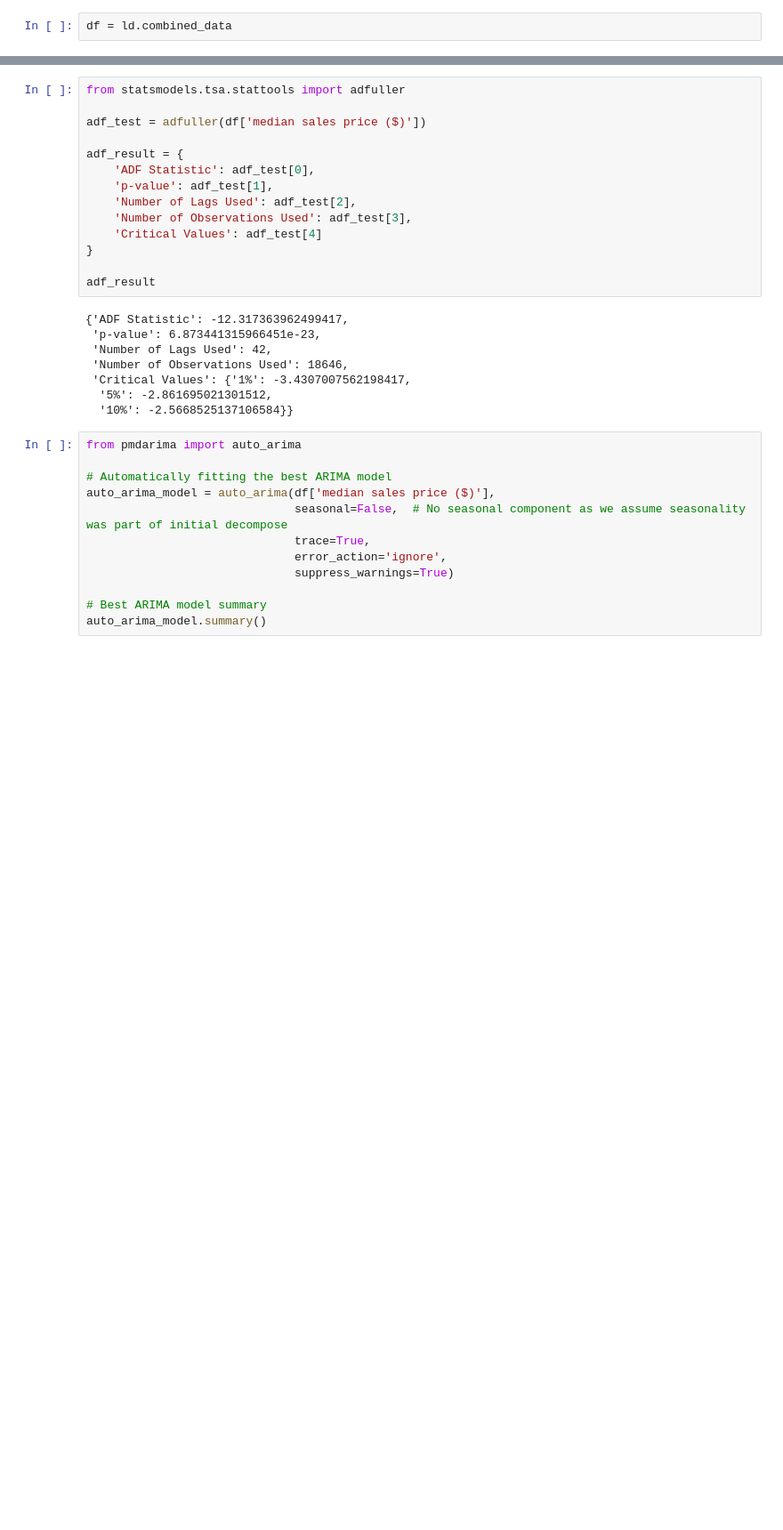
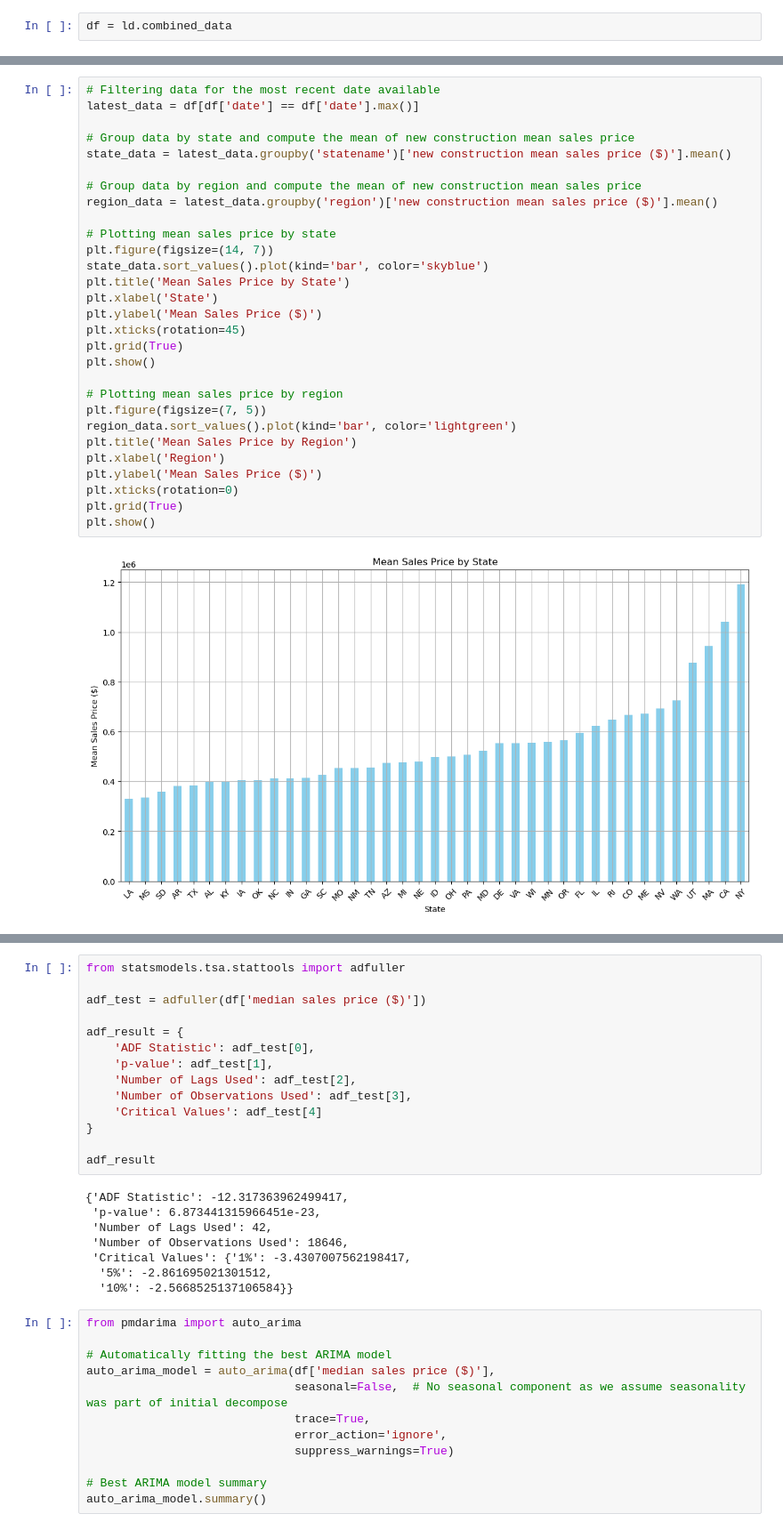
Before and after one commit to jacobsimeral/TS_Forecasting_Project, a Jupyter notebook: Code/EDA/EDA_MG.ipynb, the cells around one changed output, grey strips where cells are left out. Shown at 89% size. Cells and saved outputs as stored; diff of their text form; blank space fills up the shorter version.

```diff
--- a/Code/EDA/EDA_MG.ipynb
+++ b/Code/EDA/EDA_MG.ipynb
@@ -60,0 +57,31 @@ plt.show()
+# %%
+# Filtering data for the most recent date available
+latest_data = df[df['date'] == df['date'].max()]
+
+# Group data by state and compute the mean of new construction mean sales price
+state_data = latest_data.groupby('statename')['new construction mean sales price ($)'].mean()
+
+# Group data by region and compute the mean of new construction mean sales price
+region_data = latest_data.groupby('region')['new construction mean sales price ($)'].mean()
+
+# Plotting mean sales price by state
+plt.figure(figsize=(14, 7))
+state_data.sort_values().plot(kind='bar', color='skyblue')
+plt.title('Mean Sales Price by State')
+plt.xlabel('State')
+plt.ylabel('Mean Sales Price ($)')
+plt.xticks(rotation=45)
+plt.grid(True)
+plt.show()
+
+# Plotting mean sales price by region
+plt.figure(figsize=(7, 5))
+region_data.sort_values().plot(kind='bar', color='lightgreen')
+plt.title('Mean Sales Price by Region')
+plt.xlabel('Region')
+plt.ylabel('Mean Sales Price ($)')
+plt.xticks(rotation=0)
+plt.grid(True)
+plt.show()
+# %% [output]
+[figure, added]
```
Also changed, not shown: parts of 10 cells of this notebook.
